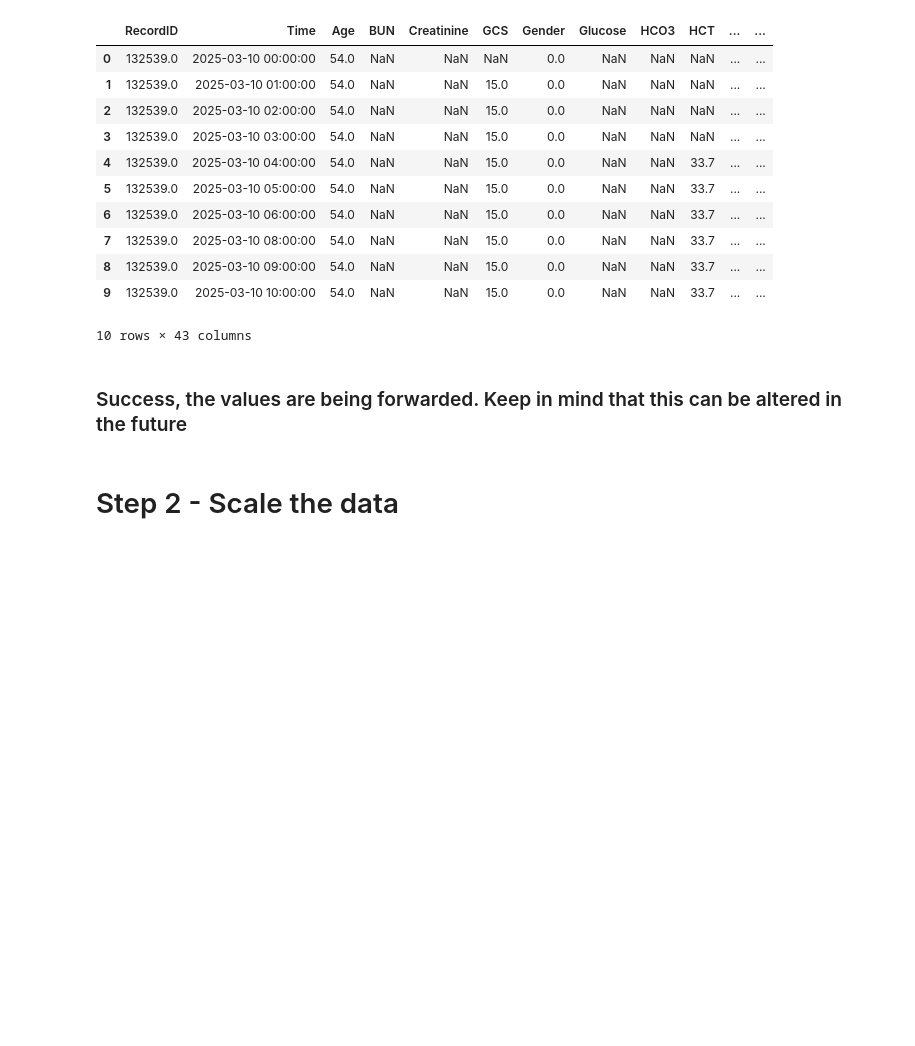
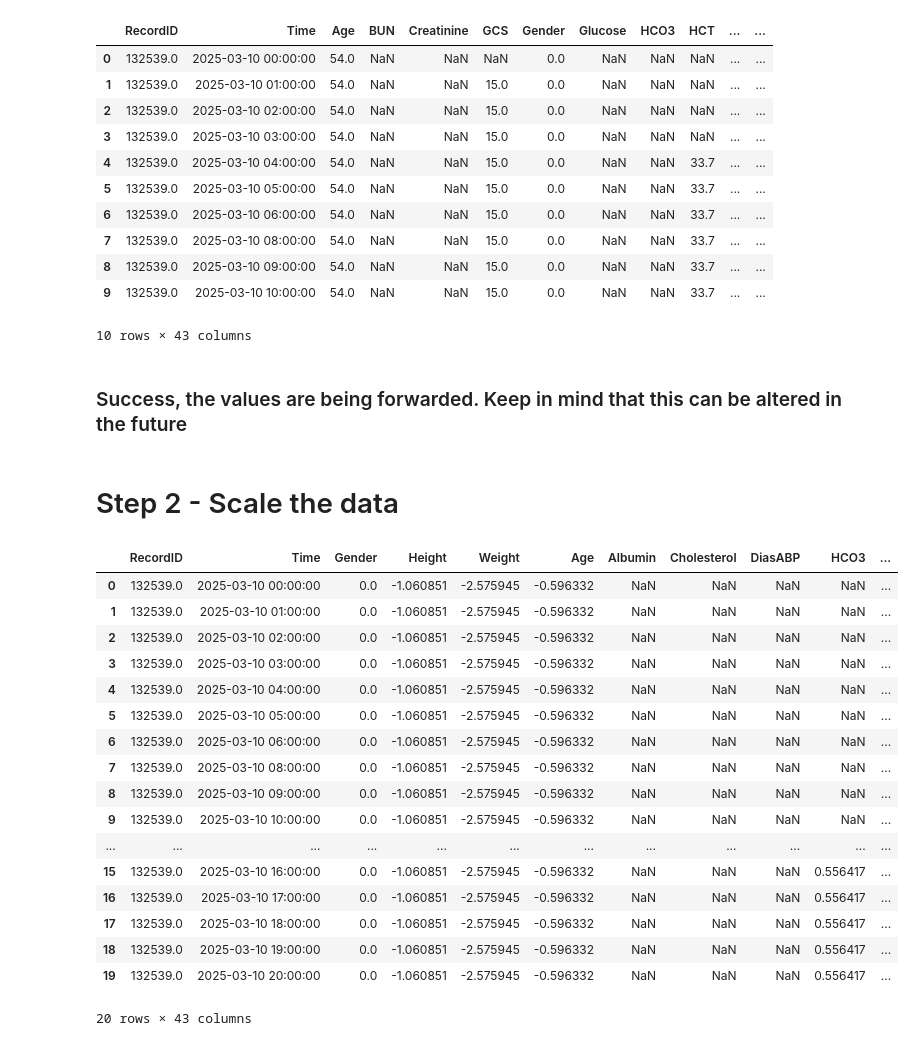
Before and after one commit to francescobondi02/project-1-ml4hc, a Jupyter notebook: notebooks/3_fb_data_preprocessing.ipynb, the cells around one changed output. Drawn from its saved outputs; the diff is of its cells as text; code cells hidden in the pictures; blank space fills up the shorter version.

Commit message:
Included Forward Filling and Scaling of data (split by columns)

```diff
--- a/notebooks/3_fb_data_preprocessing.ipynb
+++ b/notebooks/3_fb_data_preprocessing.ipynb
@@ -66,3 +66,55 @@ df.head(10)
 ### Success, the values are being forwarded. Keep in mind that this can be altered in the future
 # %% [markdown]
 # Step 2 - Scale the data
+# %%
+from sklearn.preprocessing import StandardScaler, RobustScaler
+
+# Get the columns to scale
+cols_to_scale = [col for col in df.columns if col not in ["RecordID", "Time", "Gender"]]
+
+# Define scaler
+### However, we will need to use a different scaler for each column, based on whether it is normally-distributed or not
+### For normally-distributed columns, we use the StandardScaler
+### For non-normally-distributed columns, we use the RobustScaler
+
+#! AGE COULD BE DONE WITH MIN-MAX
+nd_cols = ["Height", "Weight", "Age", "Albumin", "Cholesterol", "DiasABP", "HCO3", "HCT", "HR", "Mg", "MAP", "Na", "NIDiasABP", "NIMAP", "NISysABP", "SysABP", "PaCO2", "PaO2", "Platelets", "RespRate", "Temp"]
+nnd_cols = [col for col in cols_to_scale if col not in nd_cols]
+
+scaler_nd = StandardScaler()
+scaler_nnd = RobustScaler()
+
+# Fit and then transform the scaler
+scaled_values_nd = scaler_nd.fit_transform(df[nd_cols])
+scaled_values_nnd = scaler_nnd.fit_transform(df[nnd_cols])
+
+# Convert the scaled arrays to DataFrames (preserve the original index)
+df_scaled_nd = pd.DataFrame(scaled_values_nd, columns=nd_cols, index=df.index)
+df_scaled_nnd = pd.DataFrame(scaled_values_nnd, columns=nnd_cols, index=df.index)
+
+# Combine both scaled DataFrames along the columns axis
+df_scaled = pd.concat([df_scaled_nd, df_scaled_nnd], axis=1)
+
+# Option 2: If you only want to include a selected subset of unmodified columns along with the scaled columns, use:
+df_final = pd.concat([df[["RecordID", "Time", "Gender"]], df_scaled], axis=1)
+
+df_final.head(20)
+# %% [output]
+|  | RecordID | Time | Gender | Height | Weight | Age | Albumin | Cholesterol | DiasABP | HCO3 | ... |
+| 0 | 132539.0 | 2025-03-10 00:00:00 | 0.0 | -1.060851 | -2.575945 | -0.596332 | NaN | NaN | NaN | NaN | ... |
+| 1 | 132539.0 | 2025-03-10 01:00:00 | 0.0 | -1.060851 | -2.575945 | -0.596332 | NaN | NaN | NaN | NaN | ... |
+| 2 | 132539.0 | 2025-03-10 02:00:00 | 0.0 | -1.060851 | -2.575945 | -0.596332 | NaN | NaN | NaN | NaN | ... |
+| 3 | 132539.0 | 2025-03-10 03:00:00 | 0.0 | -1.060851 | -2.575945 | -0.596332 | NaN | NaN | NaN | NaN | ... |
+| 4 | 132539.0 | 2025-03-10 04:00:00 | 0.0 | -1.060851 | -2.575945 | -0.596332 | NaN | NaN | NaN | NaN | ... |
+| 5 | 132539.0 | 2025-03-10 05:00:00 | 0.0 | -1.060851 | -2.575945 | -0.596332 | NaN | NaN | NaN | NaN | ... |
+| 6 | 132539.0 | 2025-03-10 06:00:00 | 0.0 | -1.060851 | -2.575945 | -0.596332 | NaN | NaN | NaN | NaN | ... |
+| 7 | 132539.0 | 2025-03-10 08:00:00 | 0.0 | -1.060851 | -2.575945 | -0.596332 | NaN | NaN | NaN | NaN | ... |
+| 8 | 132539.0 | 2025-03-10 09:00:00 | 0.0 | -1.060851 | -2.575945 | -0.596332 | NaN | NaN | NaN | NaN | ... |
+| 9 | 132539.0 | 2025-03-10 10:00:00 | 0.0 | -1.060851 | -2.575945 | -0.596332 | NaN | NaN | NaN | NaN | ... |
+| ... | ... | ... | ... | ... | ... | ... | ... | ... | ... | ... | ... |
+| 15 | 132539.0 | 2025-03-10 16:00:00 | 0.0 | -1.060851 | -2.575945 | -0.596332 | NaN | NaN | NaN | 0.556417 | ... |
+| 16 | 132539.0 | 2025-03-10 17:00:00 | 0.0 | -1.060851 | -2.575945 | -0.596332 | NaN | NaN | NaN | 0.556417 | ... |
+| 17 | 132539.0 | 2025-03-10 18:00:00 | 0.0 | -1.060851 | -2.575945 | -0.596332 | NaN | NaN | NaN | 0.556417 | ... |
+| 18 | 132539.0 | 2025-03-10 19:00:00 | 0.0 | -1.060851 | -2.575945 | -0.596332 | NaN | NaN | NaN | 0.556417 | ... |
+| 19 | 132539.0 | 2025-03-10 20:00:00 | 0.0 | -1.060851 | -2.575945 | -0.596332 | NaN | NaN | NaN | 0.556417 | ... |
+20 rows × 43 columns
```
